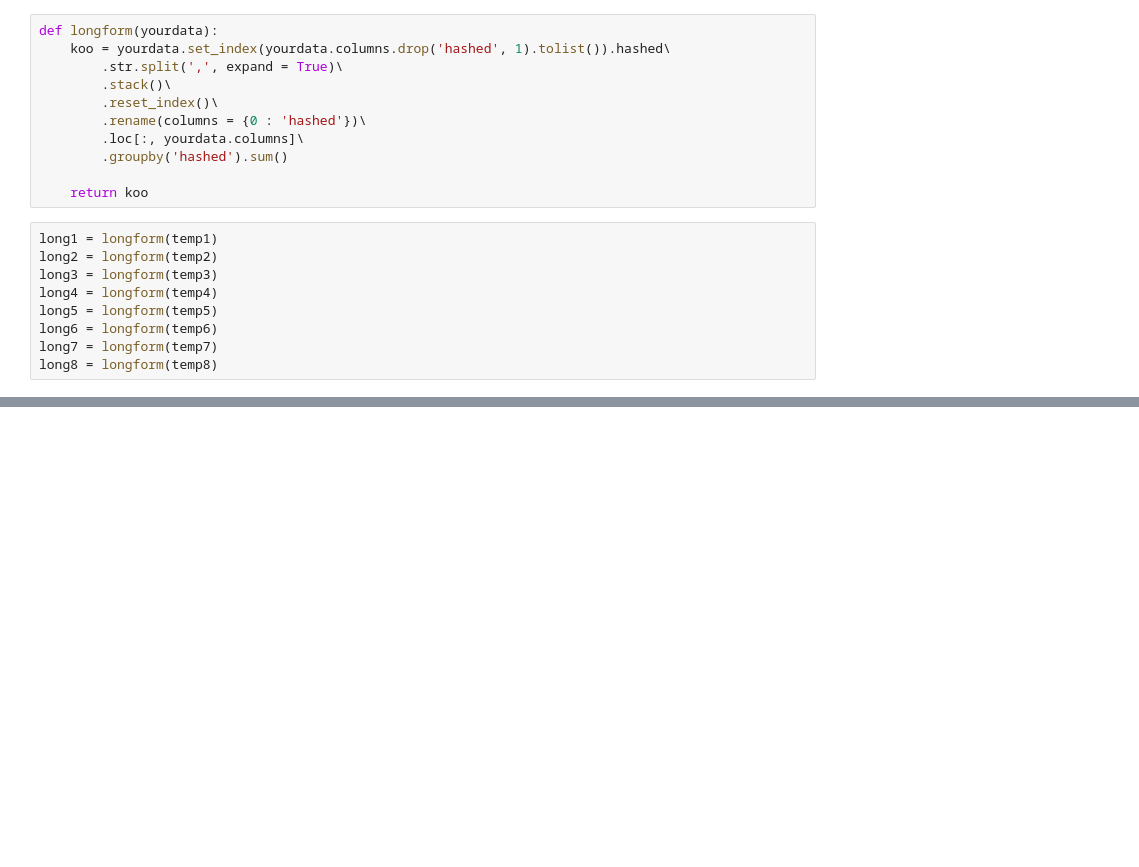
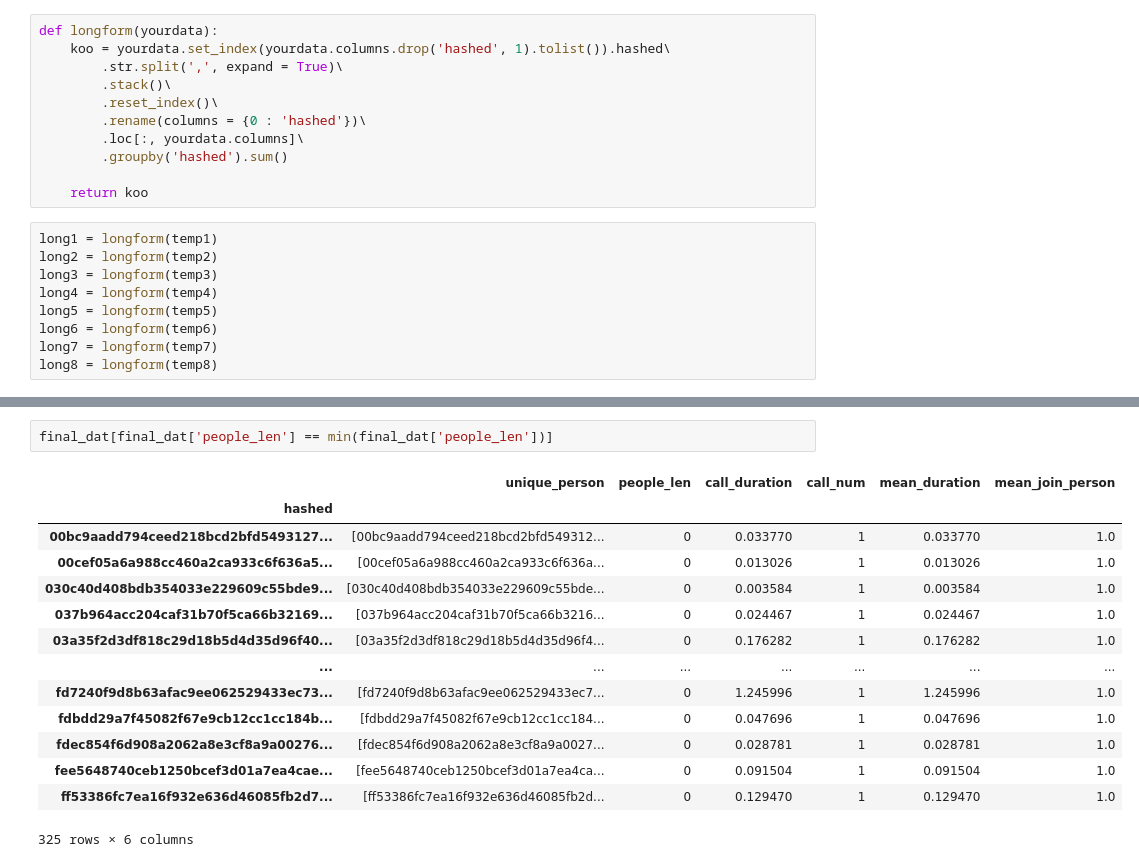
Before and after one commit to koojaekwan/jaekwan-s-python, a Jupyter notebook: jaekwankoo.ipynb, the cells around one changed output, grey strips where cells are left out. Cells and saved outputs as stored; diff of their text form; blank space fills up the shorter version.

```diff
--- a/jaekwankoo.ipynb
+++ b/jaekwankoo.ipynb
@@ -506,0 +650,17 @@ pd.concat([long1, long2, long3, long4, long5, long6, long7, long8], axis=0).grou
+# %%
+final_dat[final_dat['people_len'] == min(final_dat['people_len'])]
+# %% [output]
+|  | unique_person | people_len | call_duration | call_num | mean_duration | mean_join_person |
+| hashed |  |  |  |  |  |  |
+| 00bc9aadd794ceed218bcd2bfd5493127... | [00bc9aadd794ceed218bcd2bfd549312... | 0 | 0.033770 | 1 | 0.033770 | 1.0 |
+| 00cef05a6a988cc460a2ca933c6f636a5... | [00cef05a6a988cc460a2ca933c6f636a... | 0 | 0.013026 | 1 | 0.013026 | 1.0 |
+| 030c40d408bdb354033e229609c55bde9... | [030c40d408bdb354033e229609c55bde... | 0 | 0.003584 | 1 | 0.003584 | 1.0 |
+| 037b964acc204caf31b70f5ca66b32169... | [037b964acc204caf31b70f5ca66b3216... | 0 | 0.024467 | 1 | 0.024467 | 1.0 |
+| 03a35f2d3df818c29d18b5d4d35d96f40... | [03a35f2d3df818c29d18b5d4d35d96f4... | 0 | 0.176282 | 1 | 0.176282 | 1.0 |
+| ... | ... | ... | ... | ... | ... | ... |
+| fd7240f9d8b63afac9ee062529433ec73... | [fd7240f9d8b63afac9ee062529433ec7... | 0 | 1.245996 | 1 | 1.245996 | 1.0 |
+| fdbdd29a7f45082f67e9cb12cc1cc184b... | [fdbdd29a7f45082f67e9cb12cc1cc184... | 0 | 0.047696 | 1 | 0.047696 | 1.0 |
+| fdec854f6d908a2062a8e3cf8a9a00276... | [fdec854f6d908a2062a8e3cf8a9a0027... | 0 | 0.028781 | 1 | 0.028781 | 1.0 |
+| fee5648740ceb1250bcef3d01a7ea4cae... | [fee5648740ceb1250bcef3d01a7ea4ca... | 0 | 0.091504 | 1 | 0.091504 | 1.0 |
+| ff53386fc7ea16f932e636d46085fb2d7... | [ff53386fc7ea16f932e636d46085fb2d... | 0 | 0.129470 | 1 | 0.129470 | 1.0 |
+325 rows × 6 columns
```
Also changed, not shown: parts of 95 cells of this notebook.
